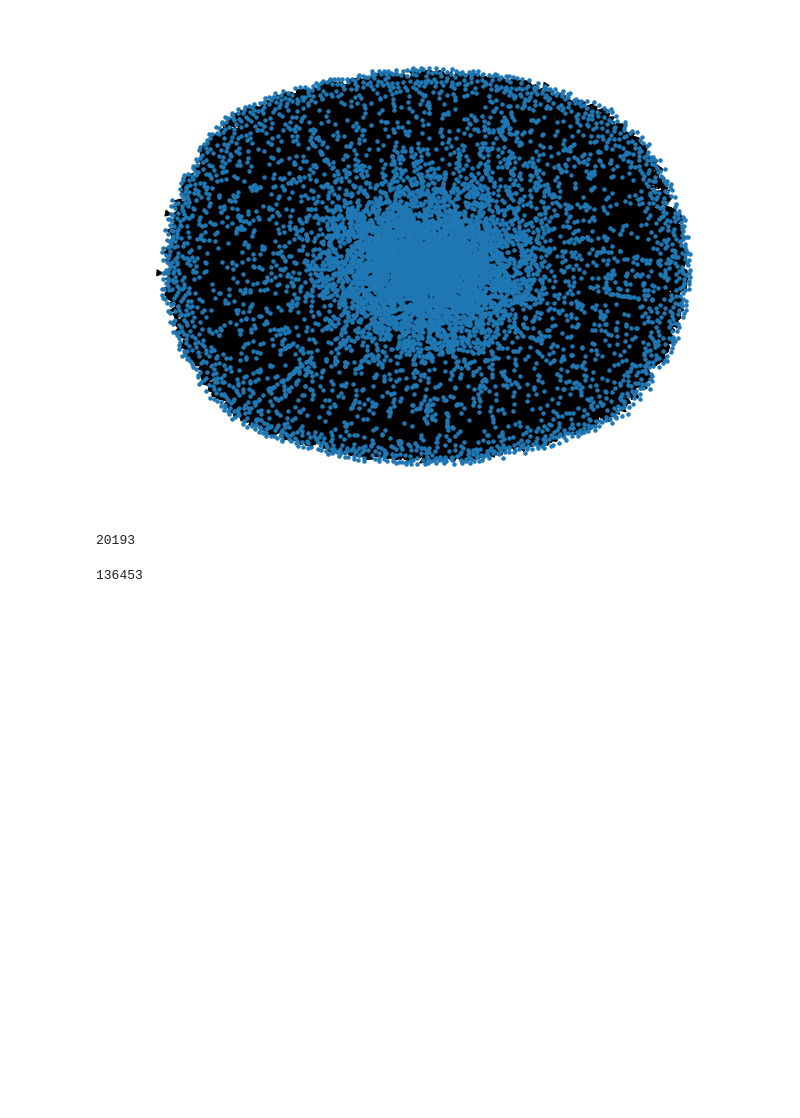
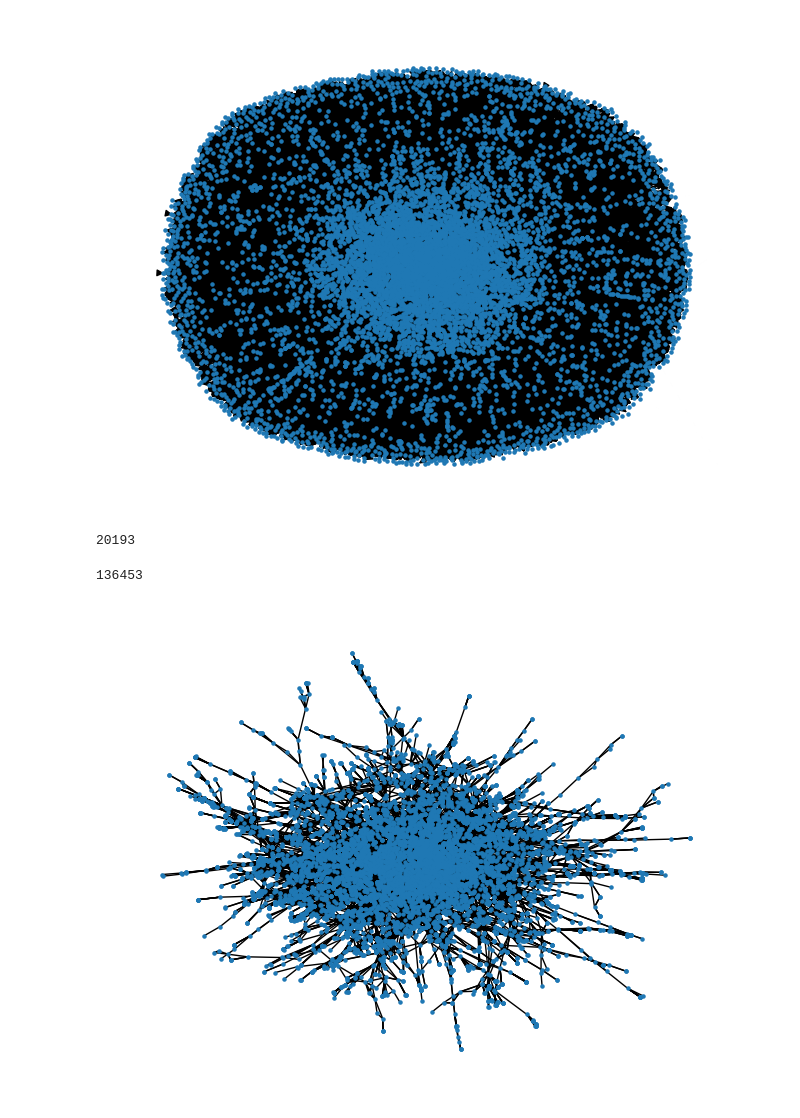
Before and after one commit to diego-ciciani01/ADM---HW5, a Jupyter notebook: main_es1.ipynb, the cells around one changed output. Drawn from its saved outputs; the diff is of its cells as text; code cells hidden in the pictures; blank space fills up the shorter version.

```diff
--- a/main_es1.ipynb
+++ b/main_es1.ipynb
@@ -204,5 +221,20 @@ collaboration_graph.number_of_nodes()
 collaboration_graph.size()
 # %% [output]
 136453
+# %%
+# Find all connected components in the undirected graph
+connected_components = list(nx.connected_components(collaboration_graph))
+
+# Find the component with the maximum number of nodes
+largest_component = max(connected_components, key=len)
+
+# Extract the corresponding subgraph
+subgraph_largest_component_collaboration_graph = collaboration_graph.subgraph(largest_component)
+# %%
+pos = nx.spring_layout(subgraph_largest_component_collaboration_graph)
+nx.draw(subgraph_largest_component_collaboration_graph, pos, with_labels=False, node_size=5)
+plt.show()
+# %% [output]
+[figure, added]
 # %%
 pos = nx.spring_layout(collaboration_graph)
```
Also changed, not shown: parts of 8 cells of this notebook.
